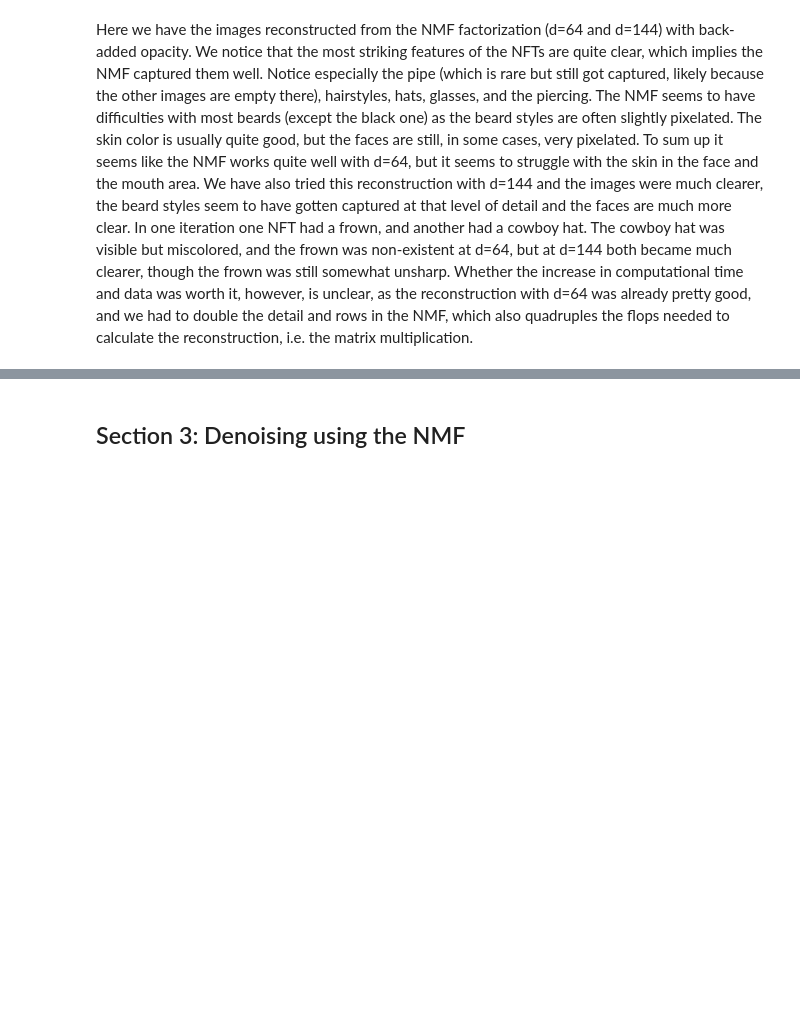
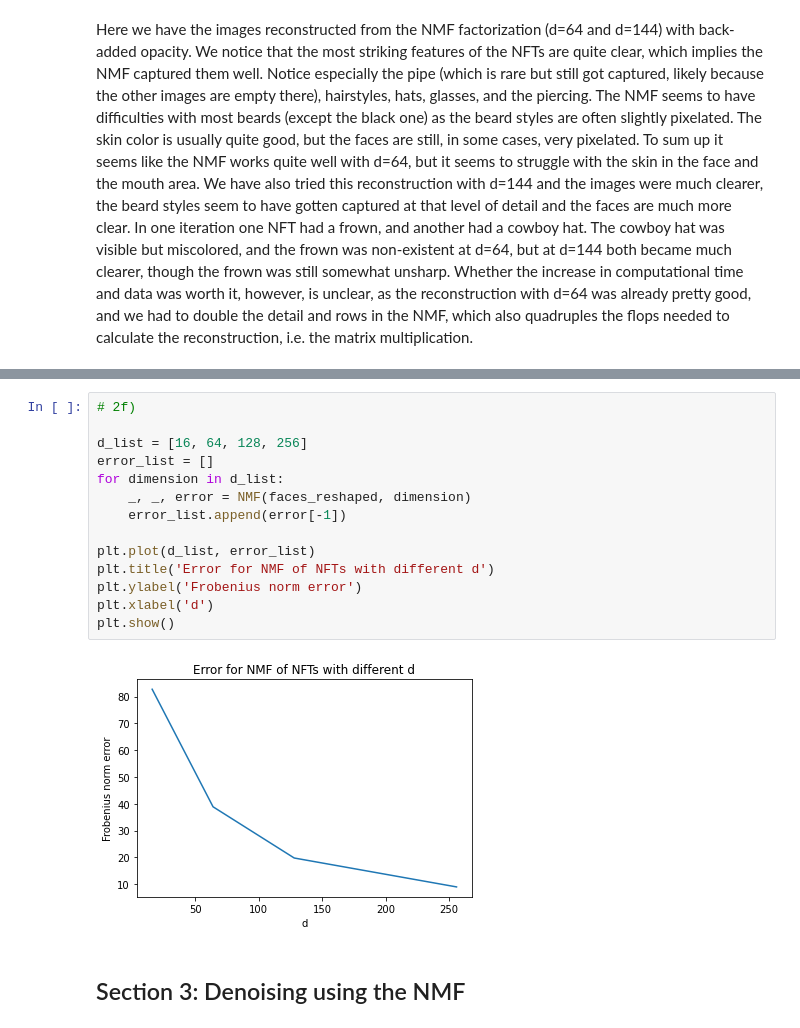
Before and after one commit to Vitenskapelige-Beregninger/Indmat-Prosjekt, a Jupyter notebook: indmat.ipynb, the cells around one changed output, grey strips where cells are left out. Saved outputs shown, nothing was run; the diff lists cells and outputs as text; blank space fills up the shorter version.

```diff
--- a/indmat.ipynb
+++ b/indmat.ipynb
@@ -355,3 +422,19 @@ Here we have the images reconstructed from the NMF factorization (d=64 and d=144
+# %%
+# 2f)
+
+d_list = [16, 64, 128, 256]
+error_list = []
+for dimension in d_list:
+    _, _, error = NMF(faces_reshaped, dimension)
+    error_list.append(error[-1])
+
+plt.plot(d_list, error_list)
+plt.title('Error for NMF of NFTs with different d')
+plt.ylabel('Frobenius norm error')
+plt.xlabel('d')
+plt.show()
+# %% [output]
+[figure, added]
 # %% [markdown]
 <h2> Section 3: Denoising using the NMF </h2>
 # %% [markdown]
```
Also changed, not shown: parts of 9 cells of this notebook.
